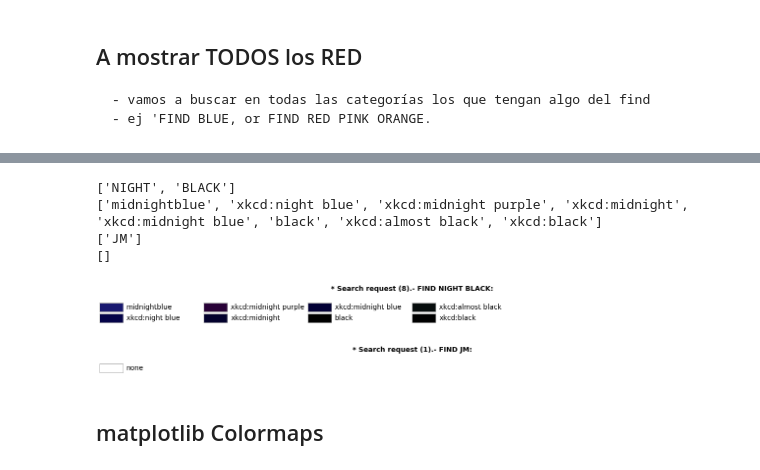
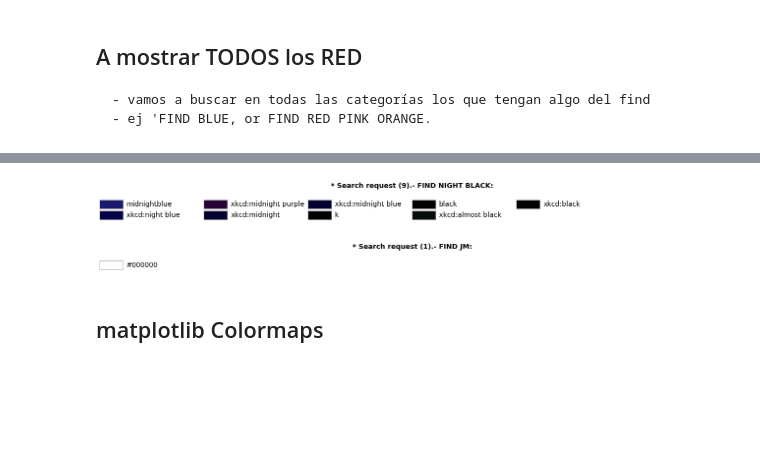
Before and after one commit to jmonti-gh/jm_utils, a Jupyter notebook: dev/plt_colors.ipynb, the cells around one changed output, grey strips where cells are left out. Cells and saved outputs as stored; diff of their text form; code cells hidden in the pictures; blank space fills up the shorter version.

```diff
--- a/dev/plt_colors.ipynb
+++ b/dev/plt_colors.ipynb
@@ -664,18 +606,14 @@ def plot_mpl_colors2(
 # %%
 # fig, ax = plot_matplolib_colors('tableau_colors')
 # fig, ax = plot_matplolib_colors(['c', 'xkcd:green', 'midnightblue', 'tab:purple'])
-fig, ax = plot_mpl_colors2('find night black')
-fig, ax = plot_mpl_colors2('find jm')
+fig, ax = plot_mpl_colors2('find night black', hex_value=False)
+fig, ax = plot_mpl_colors2('find jm', hex_value=True)
 # fig, ax = plot_matplolib_colors('find blue')
 # fig, ax = plot_matplolib_colors(['#FF0000', '#EE7AE9', '#108A99', '#B22222', '#FFA500'])
 # fig, ax = plot_matplolib_colors('css4_colors')
 # %% [output]
-['NIGHT', 'BLACK']
-['midnightblue', 'xkcd:night blue', 'xkcd:midnight purple', 'xkcd:midnight', 'xkcd:midnight blue', 'black', 'xkcd:almost black', 'xkcd:black']
-['JM']
-[]
-[figure, old version]
+[figure, new version]
-[figure, old version]
+[figure, new version]
 # %%
 def show_matplolib_colors(color_group, n_cols=6, sort_colors=True):
 
```
Also changed, not shown: parts of 12 cells of this notebook.
